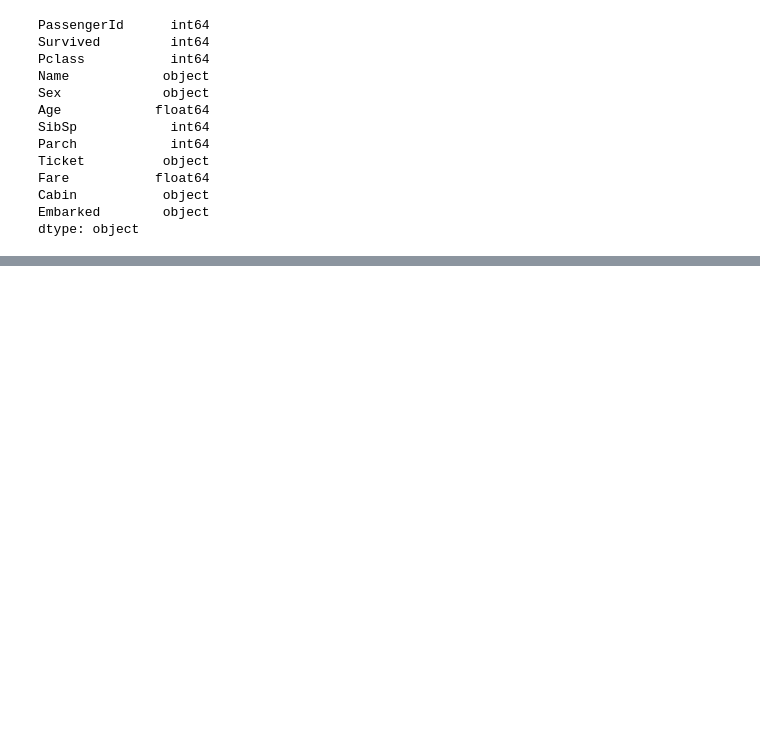
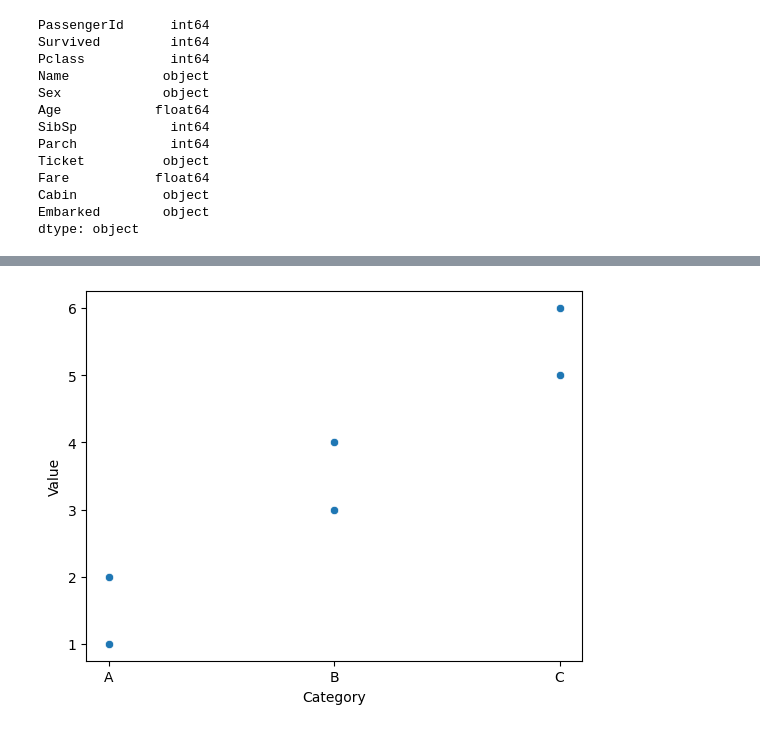
Before and after one commit to NikitaaArora/Ineuron, a Jupyter notebook: Python/Libraries/PANDAS/seaborn+matlotlib.ipynb, the cells around one changed output, grey strips where cells are left out. Saved outputs shown, nothing was run; the diff lists cells and outputs as text; code cells hidden in the pictures; blank space fills up the shorter version.

```diff
--- a/Python/Libraries/PANDAS/seaborn+matlotlib.ipynb
+++ b/Python/Libraries/PANDAS/seaborn+matlotlib.ipynb
@@ -125,0 +155,5 @@ dtype: object
+# %%
+sns.scatterplot(data, x= 'Category',y='Value')
+plt.show()
+# %% [output]
+[figure, added]
```
Also changed, not shown: parts of 12 cells of this notebook.
